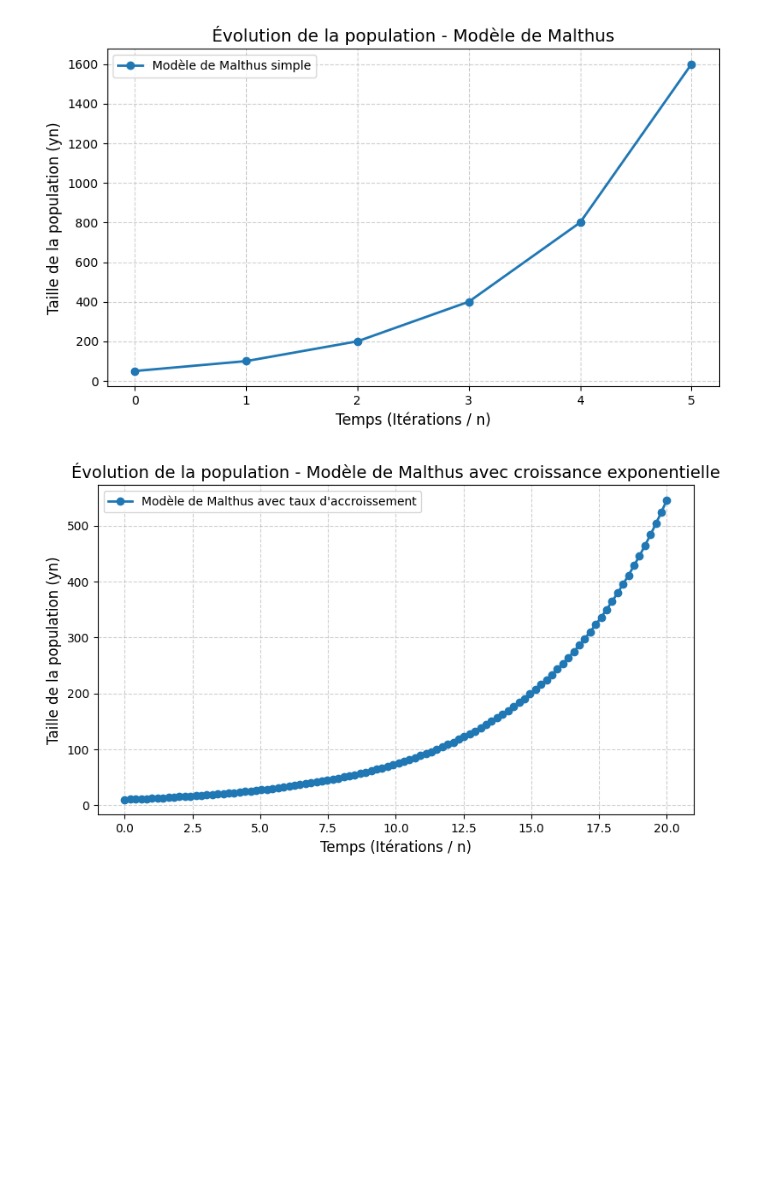
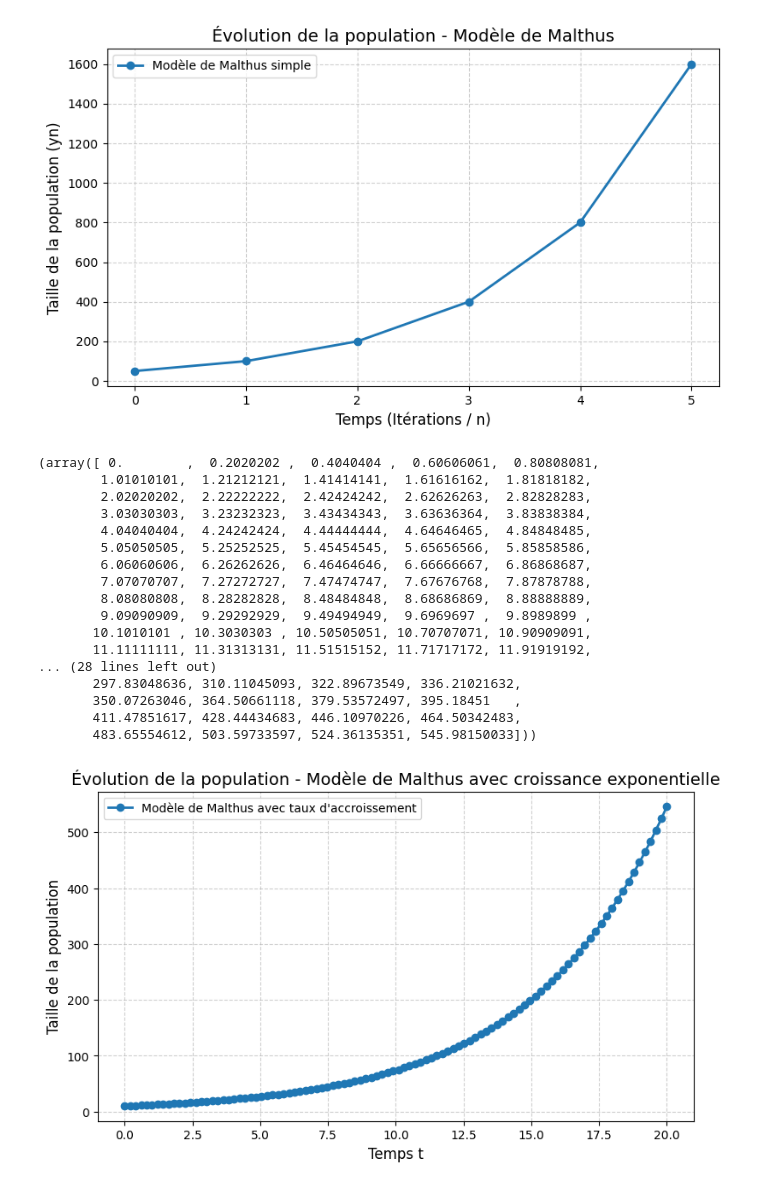
Before and after one commit to ATHERLY-Evan-24012805/Modelisation_dynamique_population, a Jupyter notebook: research.ipynb, the cells around one changed output. Drawn from its saved outputs; the diff is of its cells as text; code cells hidden in the pictures; blank space fills up the shorter version.

```diff
--- a/research.ipynb
+++ b/research.ipynb
@@ -26,25 +28,49 @@ plt.show()
 # %% [output]
 [figure]
 # %%
-def malthus_taux(y0 : float,a : float, t_max: float, nbPoints : int) -> int :
+def malthus_taux(y0 : float,a : float, t_max: float, nbPoints : int) -> list :
+    """
+    y0 : population initiale
+    a : taux d'accroissement
+    t_max : temps maximal
+    nbPoints : nombre de points à tracer
+    la formule est dans le cours page 26
+    """
     t = np.linspace(0, t_max, nbPoints)
-    y = y0 * np.exp(a*t)
+    y = y0 * math.e**(a*t)
     return t,y
 # %%
 y0 = 10
 a = 0.2
 tmax = 20.0
-temps,population = malthus_taux(y0,a,tmax)
-
+temps,population = malthus_taux(y0,a,tmax,100)
+print(malthus_taux(y0,a,tmax,100))
 plt.figure(figsize=(9, 5))
 plt.plot(temps, population, marker='o', color='tab:blue', linestyle='-', linewidth=2, label=f"Modèle de Malthus avec taux d'accroissement")
 
 plt.title("Évolution de la population - Modèle de Malthus avec croissance exponentielle", fontsize=14)
-plt.xlabel("Temps (Itérations / n)", fontsize=12)
-plt.ylabel("Taille de la population (yn)", fontsize=12)
+plt.xlabel("Temps t", fontsize=12)
+plt.ylabel("Taille de la population", fontsize=12)
 plt.grid(True, linestyle='--', alpha=0.6)
 plt.legend()
 
 plt.show()
 # %% [output]
+(array([ 0.        ,  0.2020202 ,  0.4040404 ,  0.60606061,  0.80808081,
+        1.01010101,  1.21212121,  1.41414141,  1.61616162,  1.81818182,
+        2.02020202,  2.22222222,  2.42424242,  2.62626263,  2.82828283,
+        3.03030303,  3.23232323,  3.43434343,  3.63636364,  3.83838384,
+        4.04040404,  4.24242424,  4.44444444,  4.64646465,  4.84848485,
+        5.05050505,  5.25252525,  5.45454545,  5.65656566,  5.85858586,
+        6.06060606,  6.26262626,  6.46464646,  6.66666667,  6.86868687,
+        7.07070707,  7.27272727,  7.47474747,  7.67676768,  7.87878788,
+        8.08080808,  8.28282828,  8.48484848,  8.68686869,  8.88888889,
+        9.09090909,  9.29292929,  9.49494949,  9.6969697 ,  9.8989899 ,
+       10.1010101 , 10.3030303 , 10.50505051, 10.70707071, 10.90909091,
+       11.11111111, 11.31313131, 11.51515152, 11.71717172, 11.91919192,
+... (28 lines left out)
+       297.83048636, 310.11045093, 322.89673549, 336.21021632,
+       350.07263046, 364.50661118, 379.53572497, 395.18451   ,
+       411.47851617, 428.44434683, 446.10970226, 464.50342483,
+       483.65554612, 503.59733597, 524.36135351, 545.98150033]))
-[figure, old version]
+[figure, new version]
```
Also changed, not shown: parts of 8 cells of this notebook.
